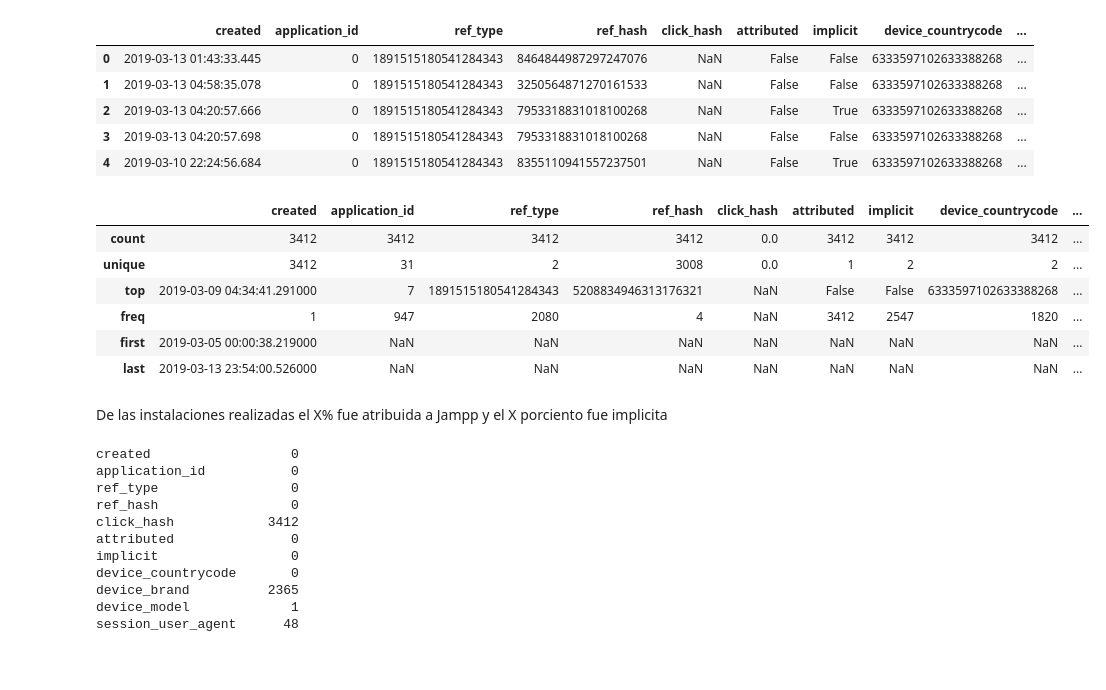
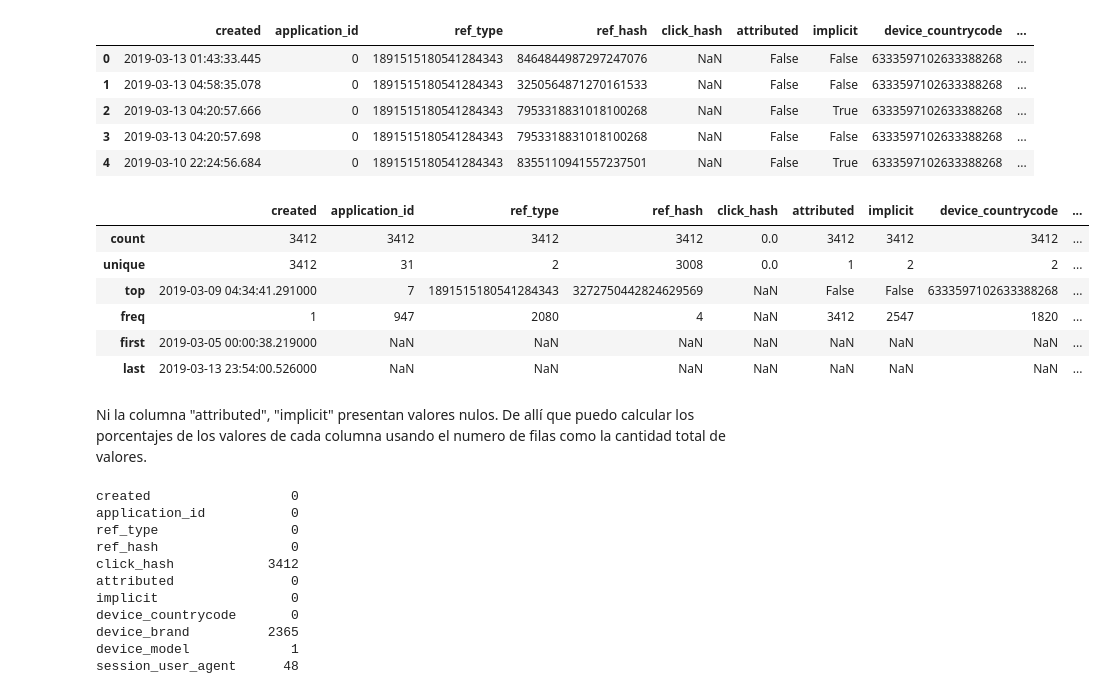
Before and after one commit to flor14/Organizacion_de_datos_2019, a Jupyter notebook: Tp1_datos.ipynb, the cells around one changed output. Drawn from its saved outputs; the diff is of its cells as text; code cells hidden in the pictures; blank space fills up the shorter version.

```diff
--- a/Tp1_datos.ipynb
+++ b/Tp1_datos.ipynb
@@ -264,18 +252,18 @@ installs.head()
 | 3 | 2019-03-13 04:20:57.698 | 0 | 1891515180541284343 | 7953318831018100268 | NaN | False | False | 6333597102633388268 | ... |
 | 4 | 2019-03-10 22:24:56.684 | 0 | 1891515180541284343 | 8355110941557237501 | NaN | False | True | 6333597102633388268 | ... |
 # %%
-#installs.groupby("implicit")[["attributed"]].sum()
-#installs.describe()
+# Descripción
+installs.describe()
 # %% [output]
 |  | created | application_id | ref_type | ref_hash | click_hash | attributed | implicit | device_countrycode | ... |
 | count | 3412 | 3412 | 3412 | 3412 | 0.0 | 3412 | 3412 | 3412 | ... |
 | unique | 3412 | 31 | 2 | 3008 | 0.0 | 1 | 2 | 2 | ... |
-| top | 2019-03-09 04:34:41.291000 | 7 | 1891515180541284343 | 5208834946313176321 | NaN | False | False | 6333597102633388268 | ... |
+| top | 2019-03-09 04:34:41.291000 | 7 | 1891515180541284343 | 3272750442824629569 | NaN | False | False | 6333597102633388268 | ... |
 | freq | 1 | 947 | 2080 | 4 | NaN | 3412 | 2547 | 1820 | ... |
 | first | 2019-03-05 00:00:38.219000 | NaN | NaN | NaN | NaN | NaN | NaN | NaN | ... |
 | last | 2019-03-13 23:54:00.526000 | NaN | NaN | NaN | NaN | NaN | NaN | NaN | ... |
-# %% [markdown]
-De las instalaciones realizadas el X% fue atribuida a Jampp y el X porciento fue implicita
+# %% [markdown]
+Ni la columna "attributed", "implicit" presentan valores nulos. De allí que puedo calcular los porcentajes de los valores de cada columna usando el numero de filas como la cantidad total de valores.
 # %%
 # veo si hay valores nulos
 installs.isnull().sum()
```
Also changed, not shown: parts of 14 cells of this notebook.
